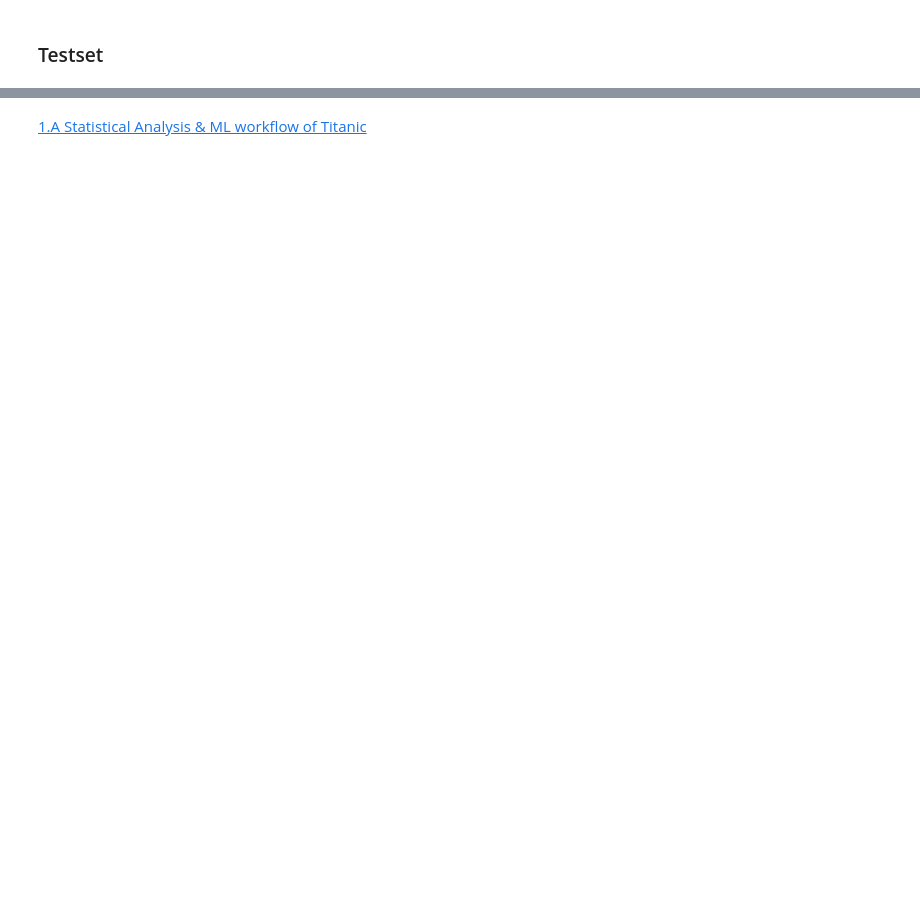
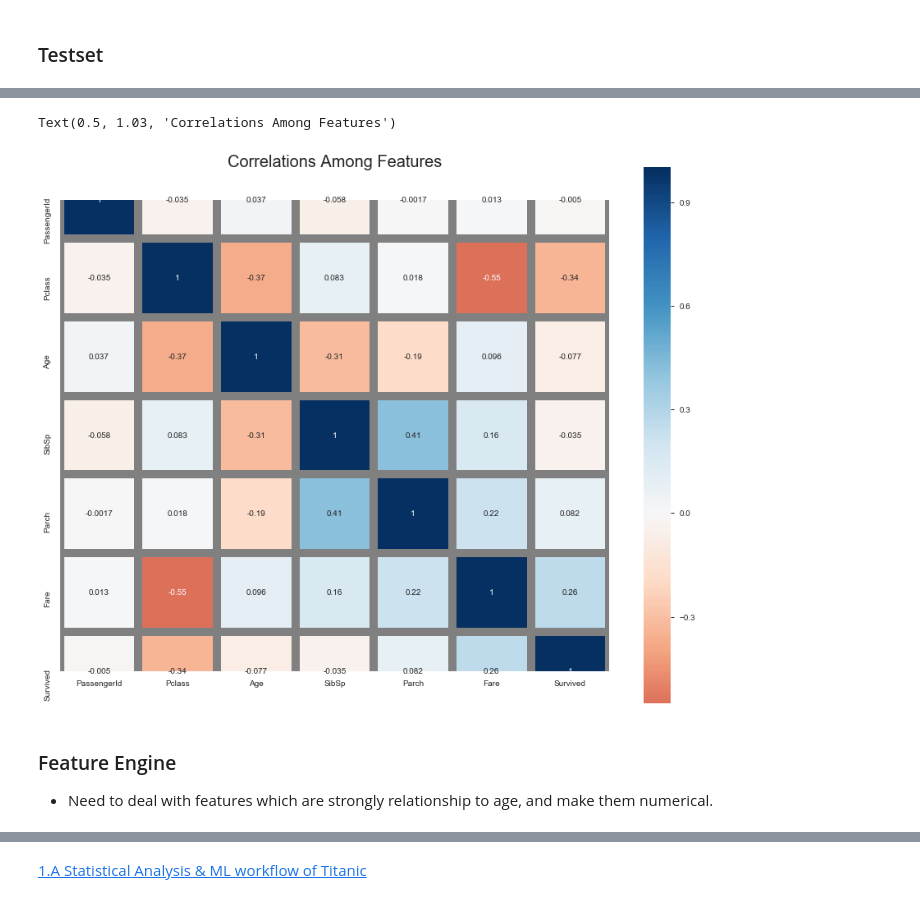
Before and after one commit to thinksee/Learning-Recsys-with-python, a Jupyter notebook: L2/action.ipynb, the cells around one changed output, grey strips where cells are left out. Saved outputs shown, nothing was run; the diff lists cells and outputs as text; code cells hidden in the pictures; blank space fills up the shorter version.

```diff
--- a/L2/action.ipynb
+++ b/L2/action.ipynb
@@ -283,0 +518,3 @@ test.sample()
+# %%
+with_N = all_data[all_data.Cabin == 'N']
+without_N = all_data[all_data.Cabin != 'N']
@@ -283,0 +524,27 @@ test.sample()
+# %%
+def cabin_estimator(val):
+    letter = 0
+    if val < 16:
+        letter = 'G'
+    elif val >= 16 and val < 27:
+        letter = 'F'
+    elif val >= 27 and val < 38:
+        letter = 'T'
+    elif val >= 38 and val < 47:
+        letter = 'A'
+    elif val >= 47 and val < 53:
+        letter = 'E'
+    elif val >= 53 and val < 54:
+        letter = 'D'
+    elif val >= 54 and val < 116:
+        letter = 'C'
+    else:
+        letter = 'B'
+    return letter
+# %%
+with_N['Cabin'] = with_N.Fare.apply(lambda x : cabin_estimator(x))
+all_data = pd.concat([with_N, without_N], axis=0)
+all_data.sort_values(by='PassengerId', inplace=True)
+train = all_data[:891]
+test = all_data[891:]
+train['Survived'] = surviers
@@ -283,0 +598,21 @@ test.sample()
+# %%
+import numpy as np
+mask = np.zeros_like(train.corr(), dtype=np.bool)
+
+plt.subplots(figsize=(15,12))
+sns.heatmap(train.corr(),
+           annot=True,
+           mask=mask,
+           cmap='RdBu',
+           linewidths=9,
+           linecolor='gray',
+           fmt='.2g',
+           center=0,
+           square=True)
+plt.title('Correlations Among Features', y=1.03, fontsize=20,pad=40)
+# %% [output]
+Text(0.5, 1.03, 'Correlations Among Features')
+[figure, added]
+# %% [markdown]
+### Feature Engine
+- Need to deal with features which are strongly relationship to age, and make them numerical.
```
Also changed, not shown: parts of 50 cells of this notebook, 7 other files.
